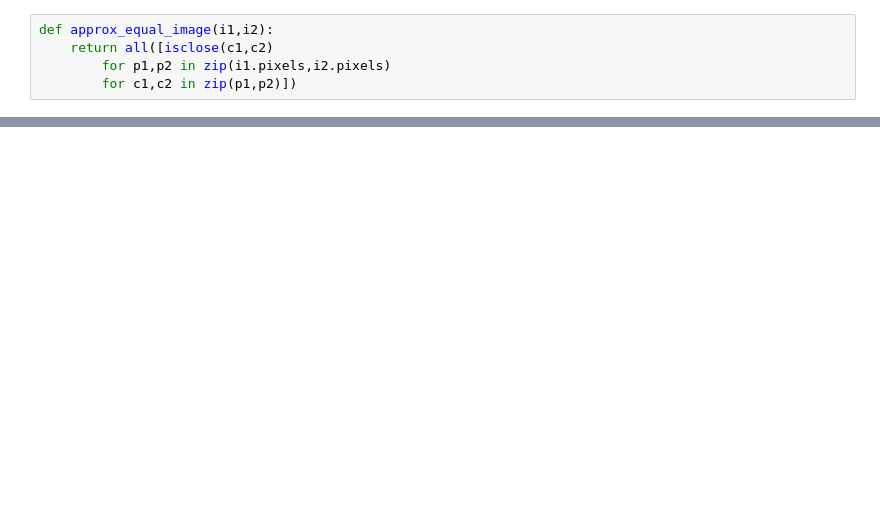
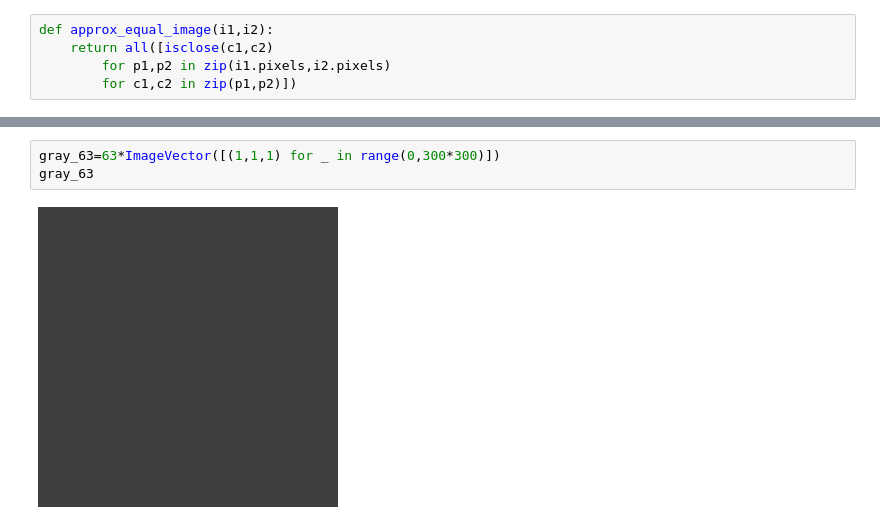
Before and after one commit to Sakurajima-sight/Mathematics-for-programmers-Python, a Jupyter notebook: Chapter 06/Untitled.ipynb, the cells around one changed output, grey strips where cells are left out. Drawn from its saved outputs; the diff is of its cells as text; blank space fills up the shorter version.

```diff
--- a/Chapter 06/Untitled.ipynb
+++ b/Chapter 06/Untitled.ipynb
@@ -1172,0 +1202,5 @@ def approx_equal_image(i1,i2):
+# %%
+gray_63=63*ImageVector([(1,1,1) for _ in range(0,300*300)])
+gray_63
+# %% [output]
+[figure, added]
```
Also changed, not shown: parts of 22 cells of this notebook.
